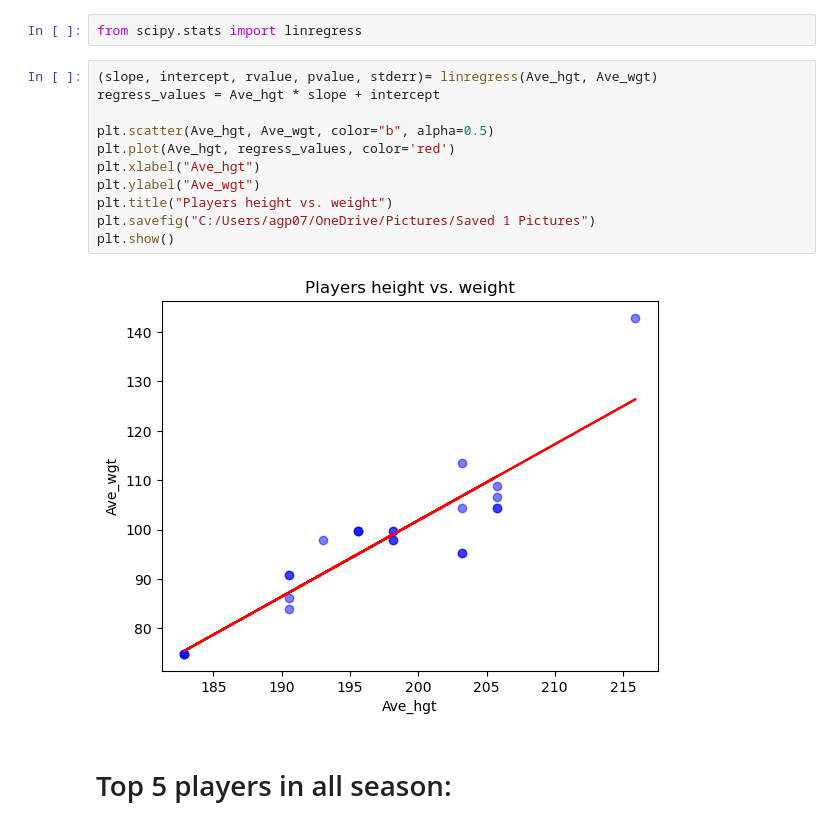
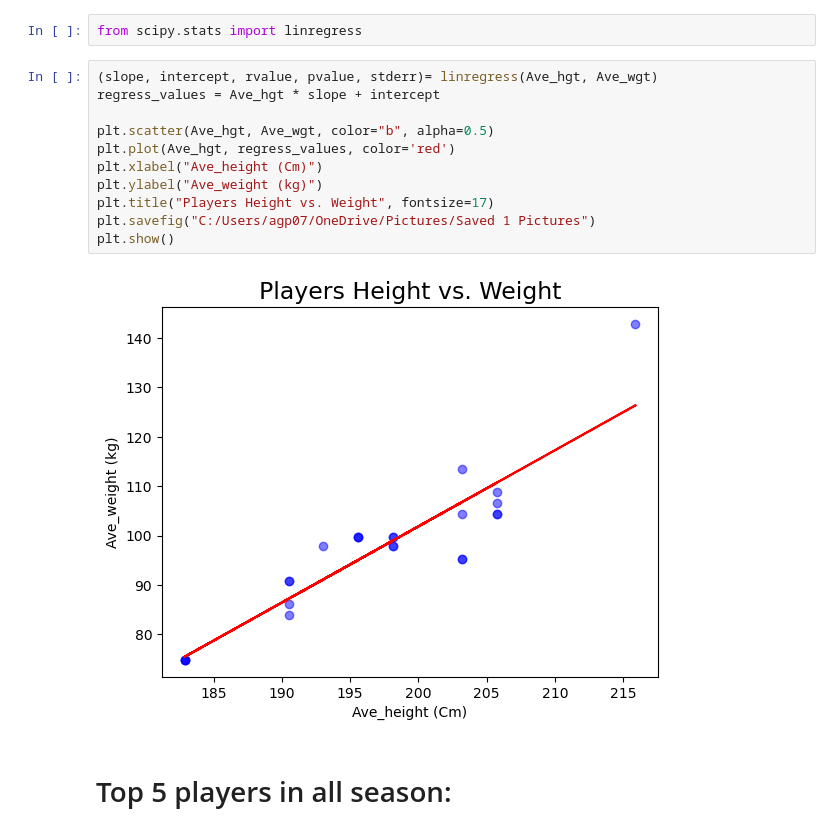
Before and after one commit to Aparmar48/Project_group_10, a Jupyter notebook: Final_project/Nba_assignment.ipynb, the cells around one changed output. Cells and saved outputs as stored; diff of their text form.

```diff
--- a/Final_project/Nba_assignment.ipynb
+++ b/Final_project/Nba_assignment.ipynb
@@ -59,16 +59,16 @@ from scipy.stats import linregress
 # %%
 (slope, intercept, rvalue, pvalue, stderr)= linregress(Ave_hgt, Ave_wgt)
 regress_values = Ave_hgt * slope + intercept
 
 plt.scatter(Ave_hgt, Ave_wgt, color="b", alpha=0.5)
 plt.plot(Ave_hgt, regress_values, color='red')
-plt.xlabel("Ave_hgt")
-plt.ylabel("Ave_wgt")
-plt.title("Players height vs. weight")
+plt.xlabel("Ave_height (Cm)")
+plt.ylabel("Ave_weight (kg)")
+plt.title("Players Height vs. Weight", fontsize=17)
 plt.savefig("C:/Users/agp07/OneDrive/Pictures/Saved 1 Pictures")
 plt.show()
 # %% [output]
-[figure, old version]
+[figure, new version]
 # %% [markdown]
 # Top 5 players in all season:
 # %%
```
Also changed, not shown: parts of 1 cell of this notebook, 1 other file.
